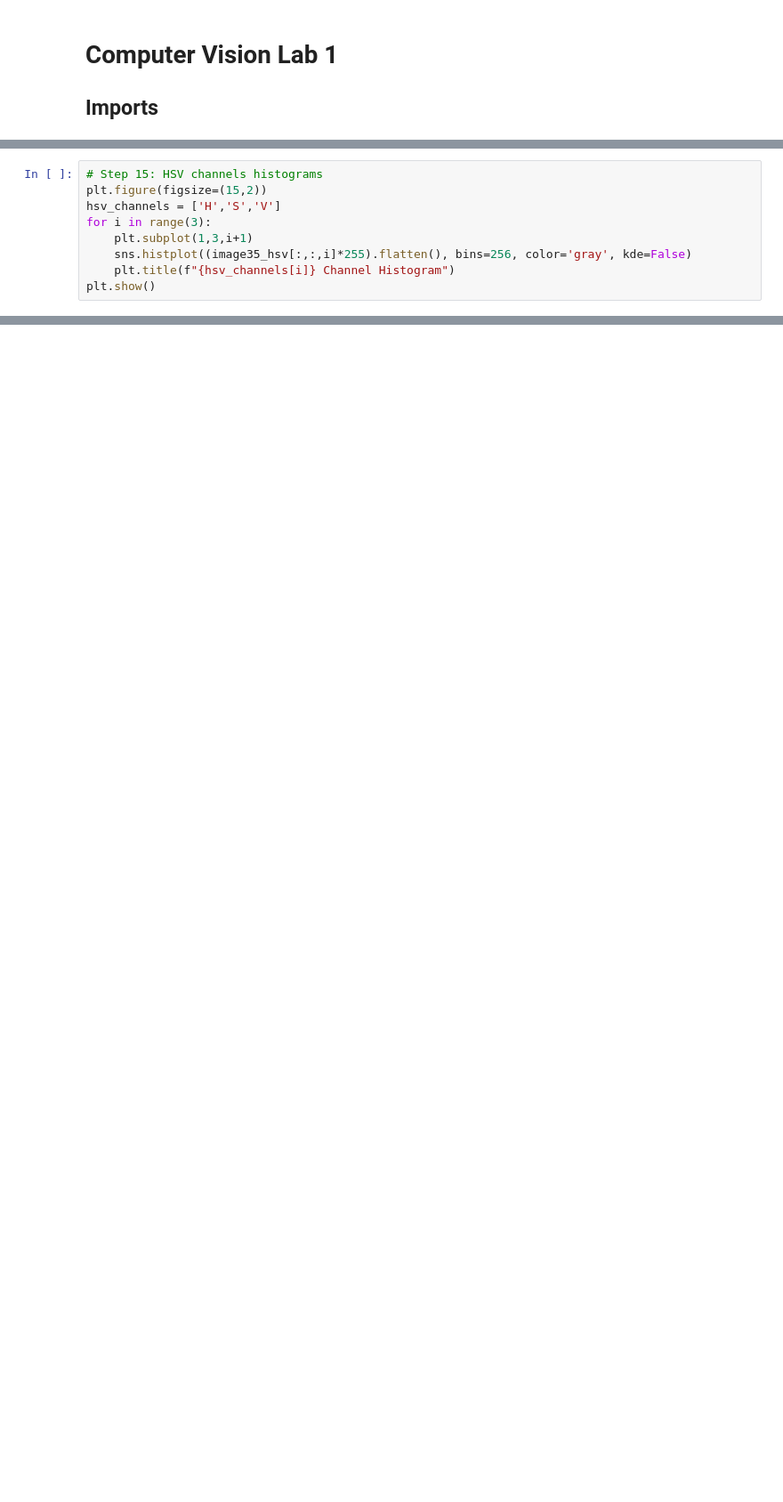
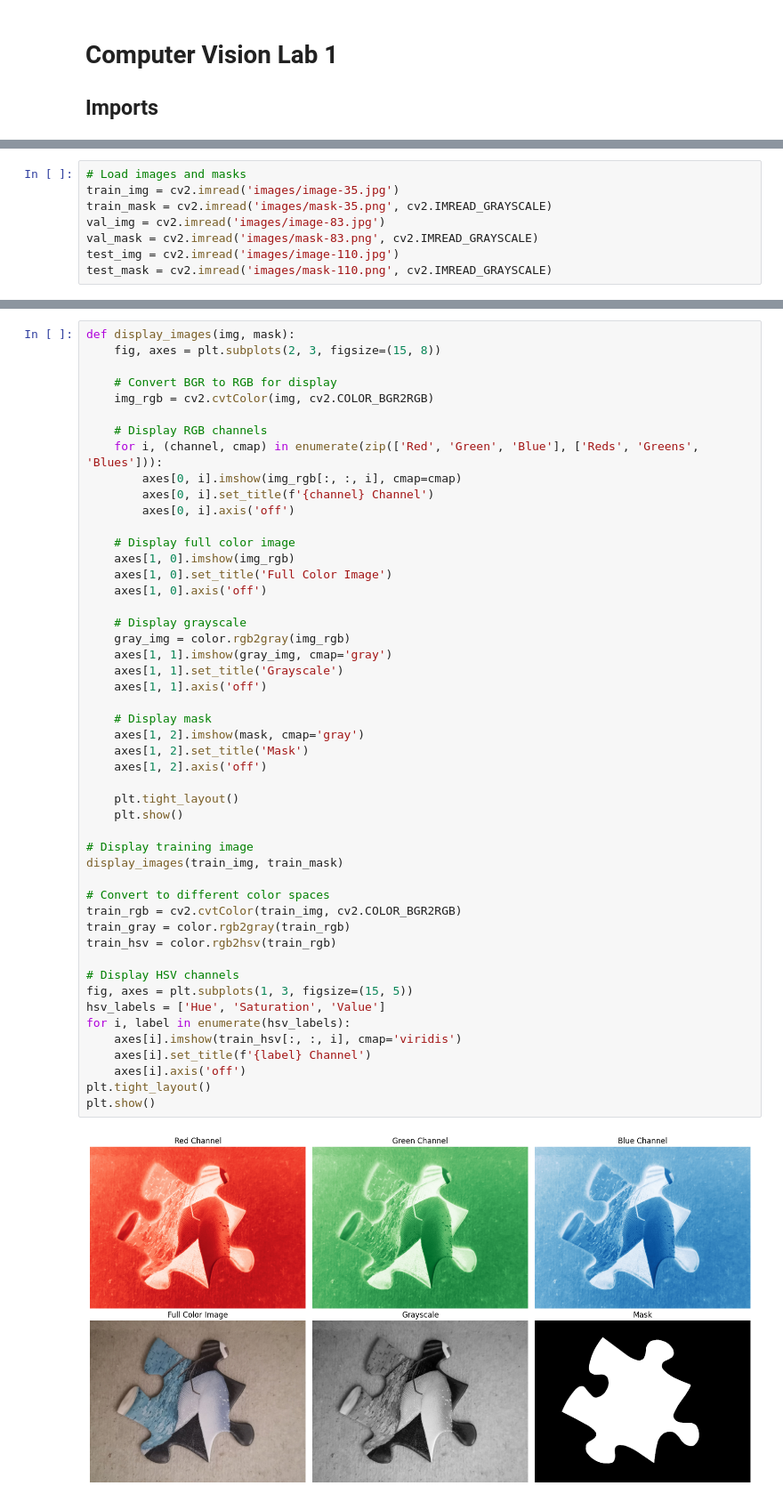
Before and after one commit to bhavirdy/cv-labs, a Jupyter notebook: lab1.ipynb, the cells around one changed output, grey strips where cells are left out. Shown at 89% size. Drawn from its saved outputs; the diff is of its cells as text; blank space fills up the shorter version.

```diff
--- a/lab1.ipynb
+++ b/lab1.ipynb
@@ -182,9 +3,0 @@ plt.show()
-# %%
-# Step 15: HSV channels histograms
-plt.figure(figsize=(15,2))
-hsv_channels = ['H','S','V']
-for i in range(3):
-    plt.subplot(1,3,i+1)
-    sns.histplot((image35_hsv[:,:,i]*255).flatten(), bins=256, color='gray', kde=False)
-    plt.title(f"{hsv_channels[i]} Channel Histogram")
-plt.show()
@@ -466,0 +14,8 @@ AUC: 0.978
+# %%
+# Load images and masks
+train_img = cv2.imread('images/image-35.jpg')
+train_mask = cv2.imread('images/mask-35.png', cv2.IMREAD_GRAYSCALE)
+val_img = cv2.imread('images/image-83.jpg')
+val_mask = cv2.imread('images/mask-83.png', cv2.IMREAD_GRAYSCALE)
+test_img = cv2.imread('images/image-110.jpg')
+test_mask = cv2.imread('images/mask-110.png', cv2.IMREAD_GRAYSCALE)
@@ -466,0 +24,51 @@ AUC: 0.978
+# %%
+def display_images(img, mask):
+    fig, axes = plt.subplots(2, 3, figsize=(15, 8))
+
+    # Convert BGR to RGB for display
+    img_rgb = cv2.cvtColor(img, cv2.COLOR_BGR2RGB)
+
+    # Display RGB channels
+    for i, (channel, cmap) in enumerate(zip(['Red', 'Green', 'Blue'], ['Reds', 'Greens', 'Blues'])):
+        axes[0, i].imshow(img_rgb[:, :, i], cmap=cmap)
+        axes[0, i].set_title(f'{channel} Channel')
+        axes[0, i].axis('off')
+
+    # Display full color image
+    axes[1, 0].imshow(img_rgb)
+    axes[1, 0].set_title('Full Color Image')
+    axes[1, 0].axis('off')
+
+    # Display grayscale
+    gray_img = color.rgb2gray(img_rgb)
+    axes[1, 1].imshow(gray_img, cmap='gray')
+    axes[1, 1].set_title('Grayscale')
+    axes[1, 1].axis('off')
+
+    # Display mask
+    axes[1, 2].imshow(mask, cmap='gray')
+    axes[1, 2].set_title('Mask')
+    axes[1, 2].axis('off')
+
+    plt.tight_layout()
+    plt.show()
+
+# Display training image
+display_images(train_img, train_mask)
+
+# Convert to different color spaces
+train_rgb = cv2.cvtColor(train_img, cv2.COLOR_BGR2RGB)
+train_gray = color.rgb2gray(train_rgb)
+train_hsv = color.rgb2hsv(train_rgb)
+
+# Display HSV channels
+fig, axes = plt.subplots(1, 3, figsize=(15, 5))
+hsv_labels = ['Hue', 'Saturation', 'Value']
+for i, label in enumerate(hsv_labels):
+    axes[i].imshow(train_hsv[:, :, i], cmap='viridis')
+    axes[i].set_title(f'{label} Channel')
+    axes[i].axis('off')
+plt.tight_layout()
+plt.show()
+# %% [output]
+[figure, added]
```
Also changed, not shown: parts of 48 cells of this notebook.
